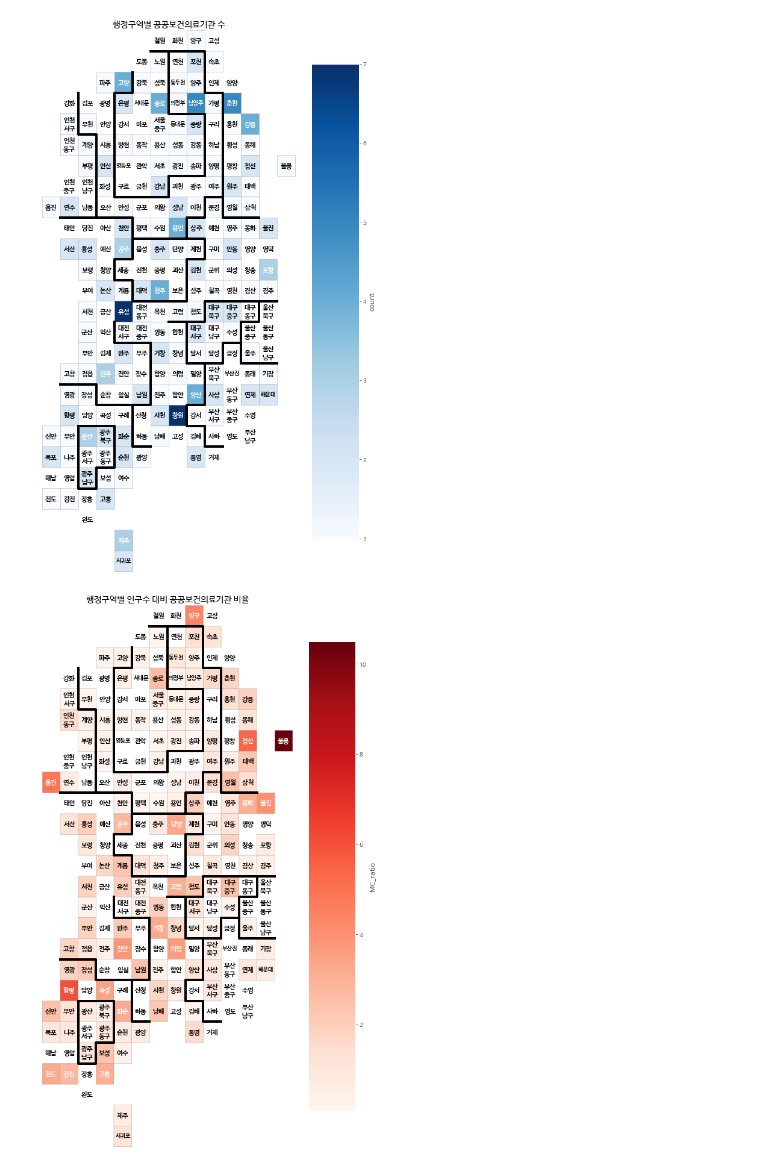
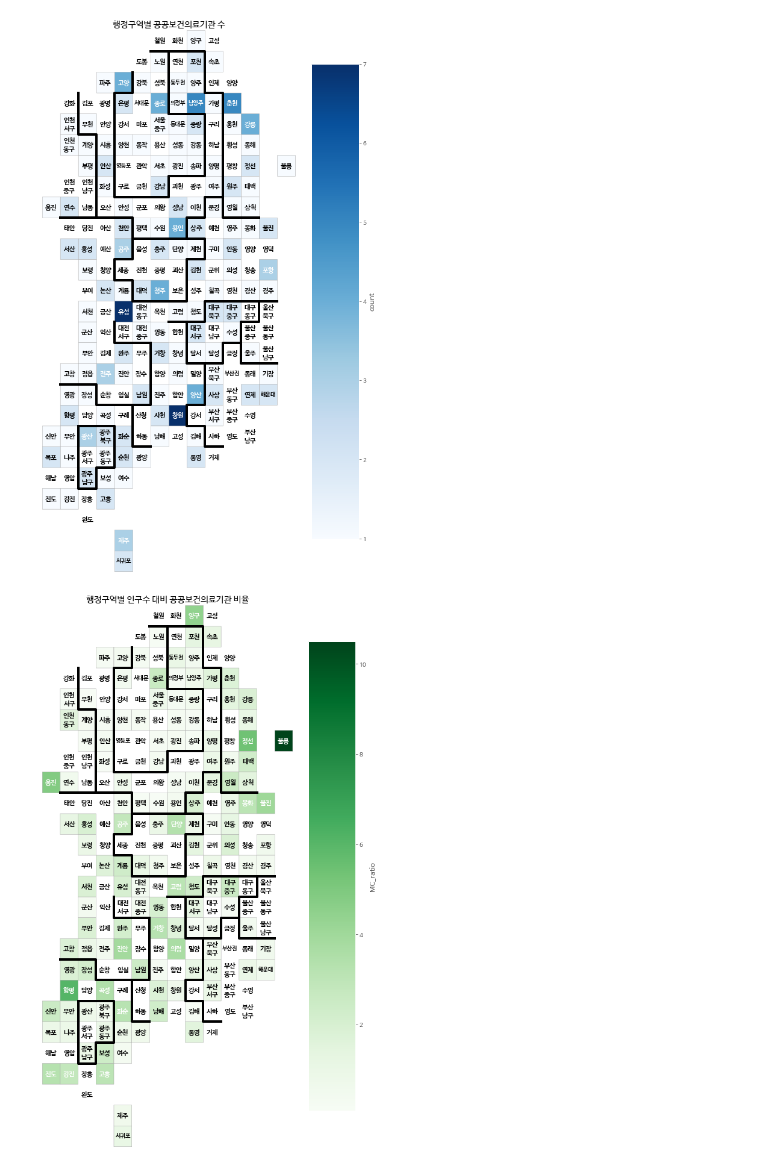
Before and after one commit to Indian966/JBNU_BigData_Analyze, a Jupyter notebook: Block_map_visualization.ipynb, the cells around one changed output. Saved outputs shown, nothing was run; the diff lists cells and outputs as text; code cells hidden in the pictures.

```diff
--- a/Block_map_visualization.ipynb
+++ b/Block_map_visualization.ipynb
@@ -383,6 +383,6 @@ draw_blockMap(data_draw_korea_MC_Population_all, 'count', '행정구역별 공
 # %% [output]
 [figure]
 # %%
-draw_blockMap(data_draw_korea_MC_Population_all, 'MC_ratio', '행정구역별 인구수 대비 공공보건의료기관 비율', 'Reds')
+draw_blockMap(data_draw_korea_MC_Population_all, 'MC_ratio', '행정구역별 인구수 대비 공공보건의료기관 비율', 'Greens')
 # %% [output]
-[figure, old version]
+[figure, new version]
```
